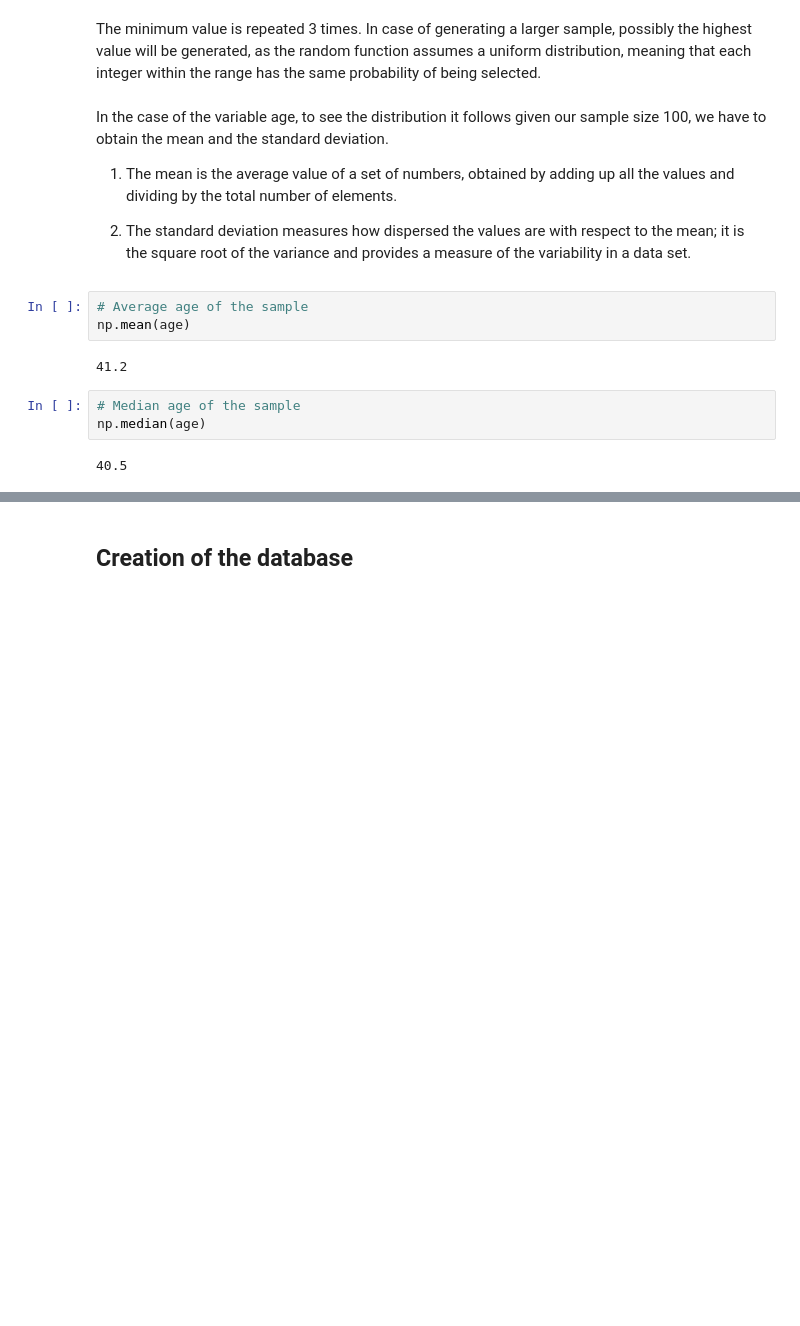
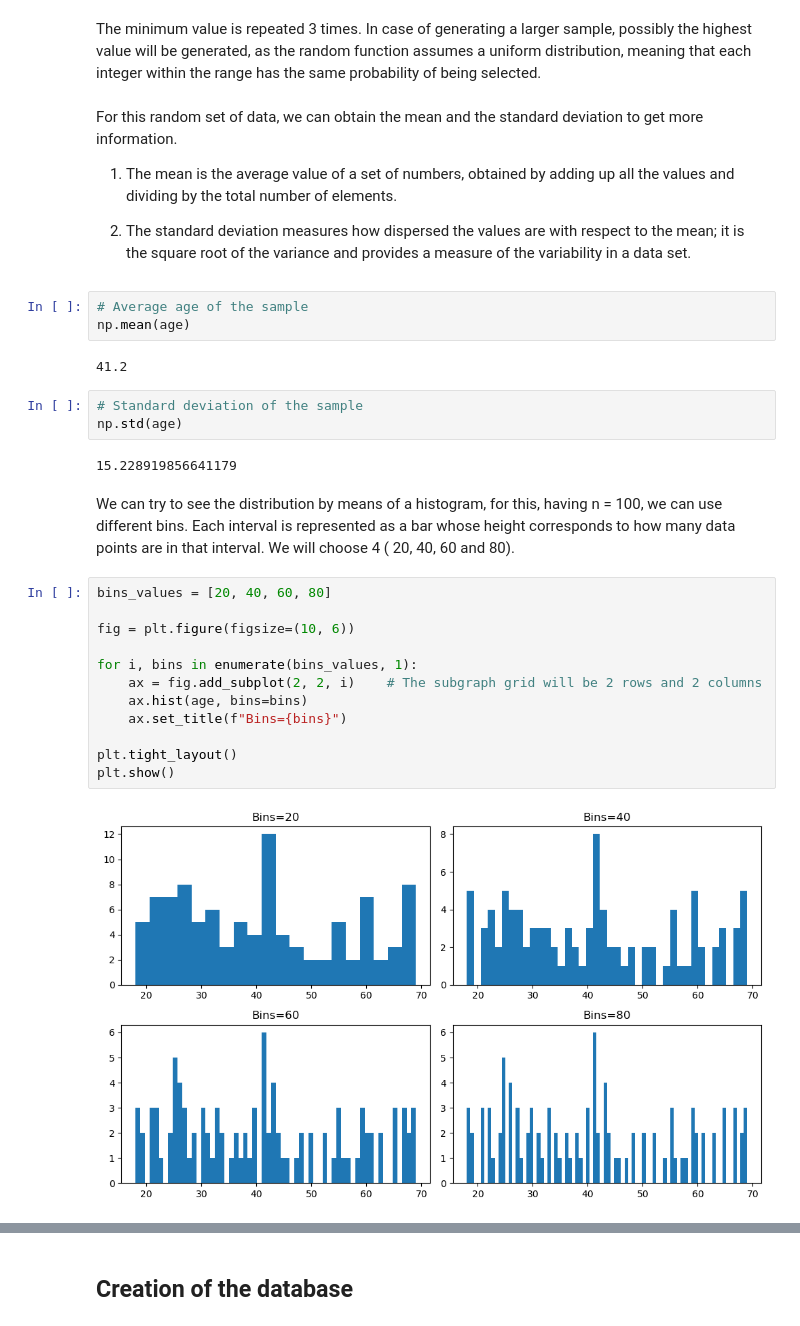
Before and after one commit to jalaca91/project1-programming-data-analysis, a Jupyter notebook: project1.ipynb, the cells around one changed output, grey strips where cells are left out. Cells and saved outputs as stored; diff of their text form; blank space fills up the shorter version.

Commit message:
general update,fixed problem with importing libraries, multiple age plots, sex variable update

```diff
--- a/project1.ipynb
+++ b/project1.ipynb
@@ -127,7 +137,7 @@ print(count)
 The minimum value is repeated 3 times.
 In case of generating a larger sample, possibly the highest value will be generated, as the random function assumes a uniform distribution, meaning that each integer within the range has the same probability of being selected.
 # %% [markdown]
-In the case of the variable age, to see the distribution it follows given our sample size 100, we have to obtain the mean and the standard deviation.
+For this random set of data, we can obtain the mean and the standard deviation to get more information.
 
 1. The mean is the average value of a set of numbers, obtained by adding up all the values and dividing by the total number of elements.
 
@@ -138,7 +148,25 @@ np.mean(age)
 # %% [output]
 41.2
 # %%
-# Median age of the sample
-np.median(age)
+# Standard deviation of the sample
+np.std(age)
 # %% [output]
-40.5
+15.228919856641179
+# %% [markdown]
+We can try to see the distribution by means of a histogram, for this, having n = 100, we can use different bins.
+Each interval is represented as a bar whose height corresponds to how many data points are in that interval.
+We will choose 4 ( 20, 40, 60 and 80).
+# %%
+bins_values = [20, 40, 60, 80]
+
+fig = plt.figure(figsize=(10, 6))
+
+for i, bins in enumerate(bins_values, 1):
+    ax = fig.add_subplot(2, 2, i)    # The subgraph grid will be 2 rows and 2 columns
+    ax.hist(age, bins=bins)
+    ax.set_title(f"Bins={bins}")
+
+plt.tight_layout()
+plt.show()
+# %% [output]
+[figure, added]
```
Also changed, not shown: parts of 17 cells of this notebook.
